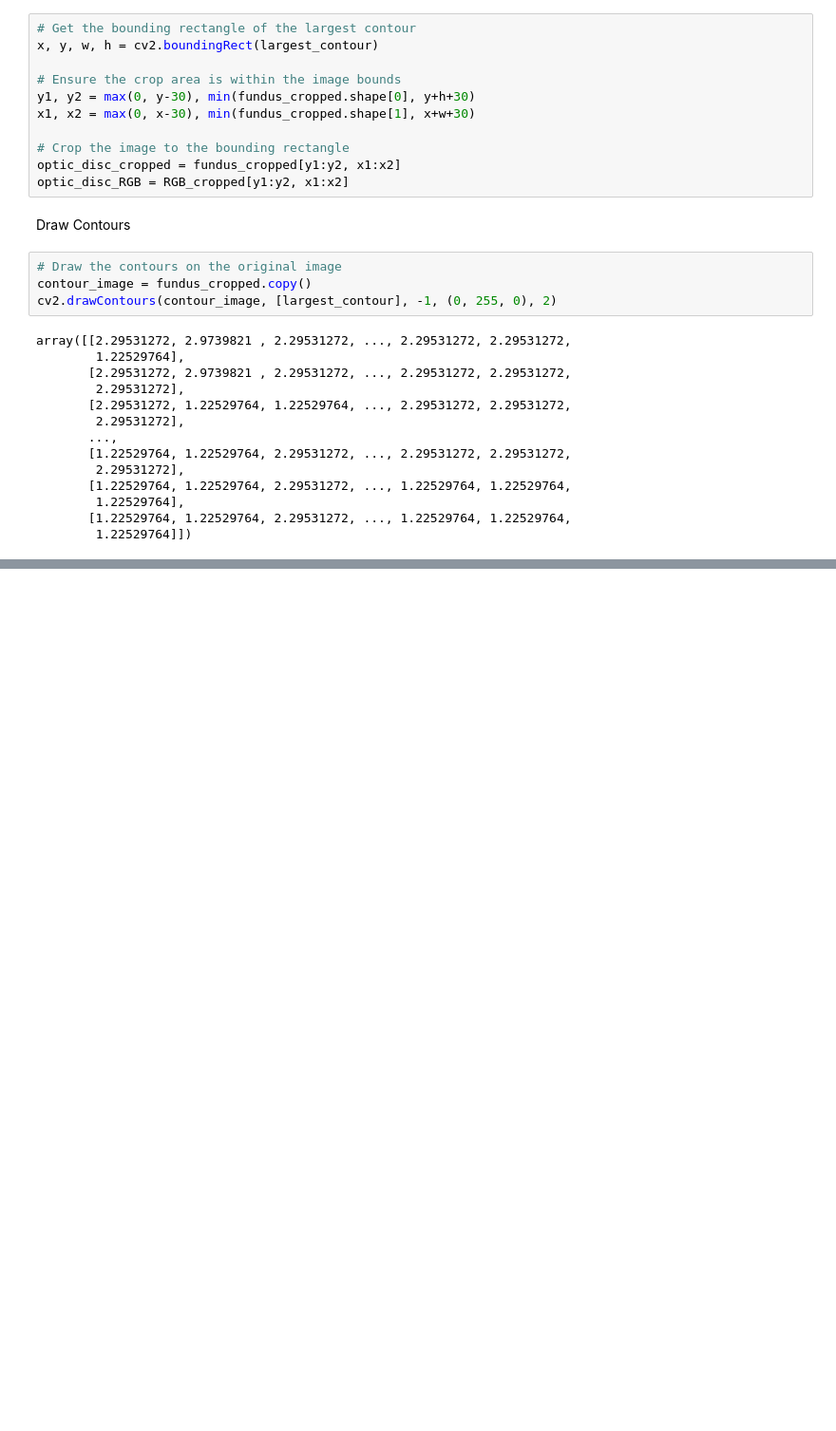
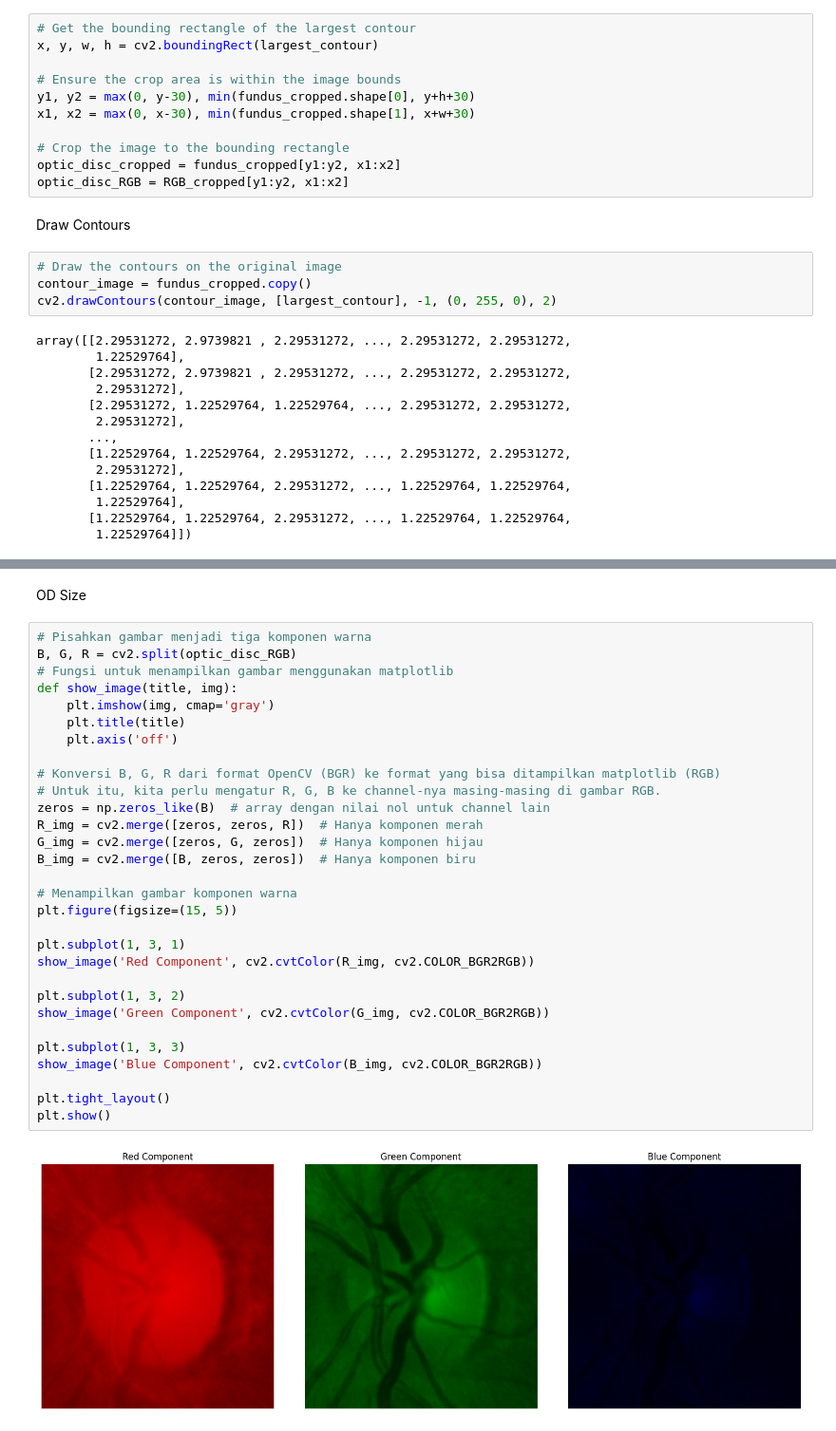
Before and after one commit to wikan1602/od_segmentation, a Jupyter notebook: hist_match.ipynb, the cells around one changed output, grey strips where cells are left out. Shown at 95% size. Cells and saved outputs as stored; diff of their text form; blank space fills up the shorter version.

```diff
--- a/hist_match.ipynb
+++ b/hist_match.ipynb
@@ -216,0 +201,34 @@ plt.show()
+# %% [markdown]
+OD Size
+# %%
+# Pisahkan gambar menjadi tiga komponen warna
+B, G, R = cv2.split(optic_disc_RGB)
+# Fungsi untuk menampilkan gambar menggunakan matplotlib
+def show_image(title, img):
+    plt.imshow(img, cmap='gray')
+    plt.title(title)
+    plt.axis('off')
+
+# Konversi B, G, R dari format OpenCV (BGR) ke format yang bisa ditampilkan matplotlib (RGB)
+# Untuk itu, kita perlu mengatur R, G, B ke channel-nya masing-masing di gambar RGB.
+zeros = np.zeros_like(B)  # array dengan nilai nol untuk channel lain
+R_img = cv2.merge([zeros, zeros, R])  # Hanya komponen merah
+G_img = cv2.merge([zeros, G, zeros])  # Hanya komponen hijau
+B_img = cv2.merge([B, zeros, zeros])  # Hanya komponen biru
+
+# Menampilkan gambar komponen warna
+plt.figure(figsize=(15, 5))
+
+plt.subplot(1, 3, 1)
+show_image('Red Component', cv2.cvtColor(R_img, cv2.COLOR_BGR2RGB))
+
+plt.subplot(1, 3, 2)
+show_image('Green Component', cv2.cvtColor(G_img, cv2.COLOR_BGR2RGB))
+
+plt.subplot(1, 3, 3)
+show_image('Blue Component', cv2.cvtColor(B_img, cv2.COLOR_BGR2RGB))
+
+plt.tight_layout()
+plt.show()
+# %% [output]
+[figure, added]
```
Also changed, not shown: parts of 5 cells of this notebook.
